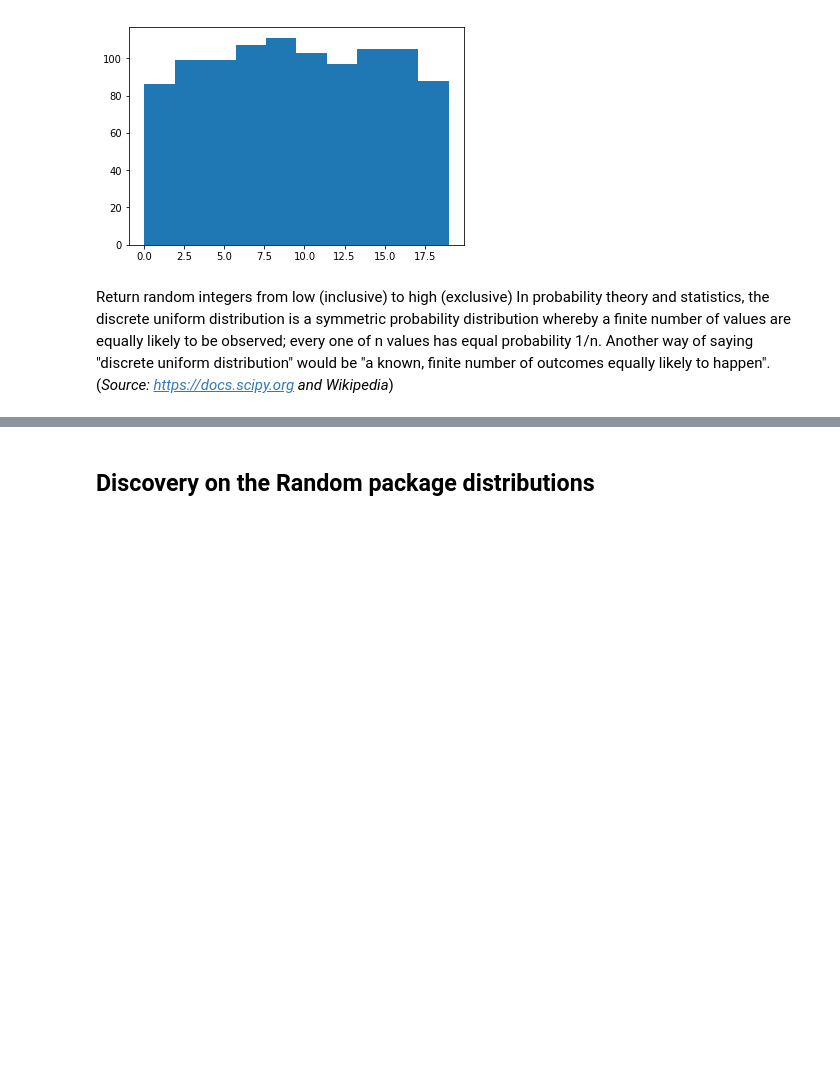
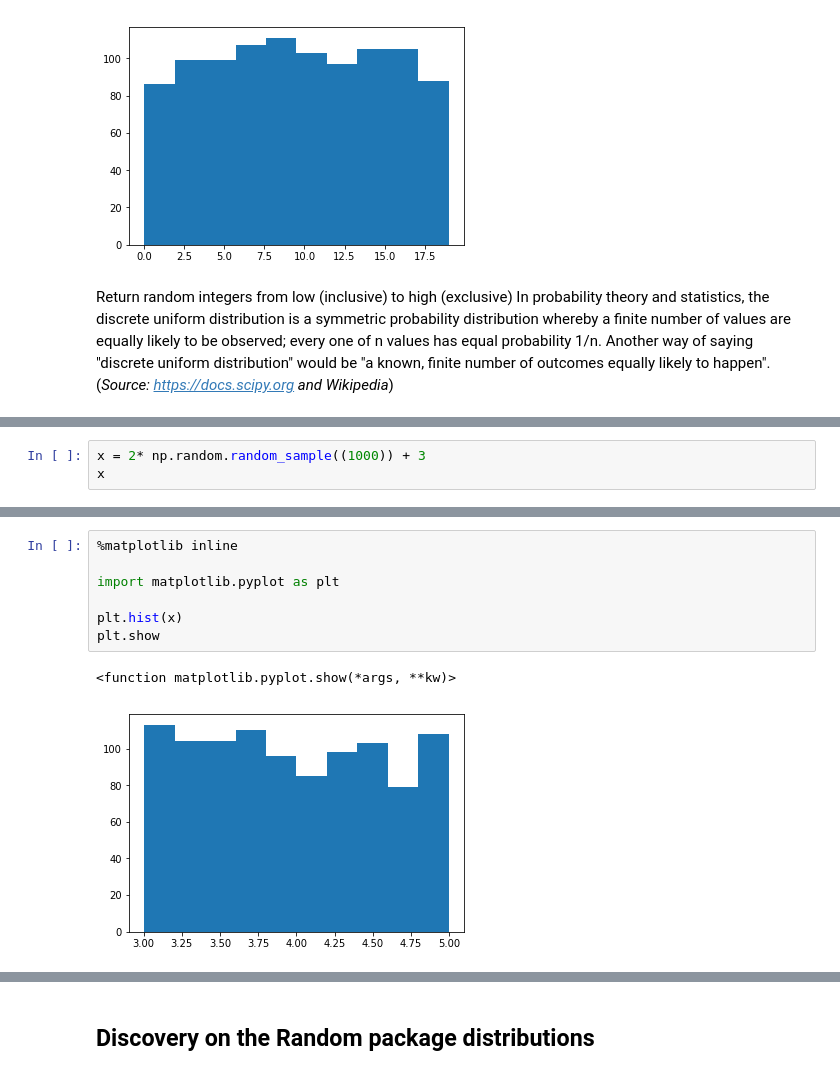
Before and after one commit to Nayade2lu/Numpy_random, a Jupyter notebook: Numpy.random.ipynb, the cells around one changed output, grey strips where cells are left out. Drawn from its saved outputs; the diff is of its cells as text; blank space fills up the shorter version.

Commit message:
use and explanation numpy.random.random_sample

```diff
--- a/Numpy.random.ipynb
+++ b/Numpy.random.ipynb
@@ -183,0 +208,3 @@ In probability theory and statistics, the discrete uniform distribution is a sym
+# %%
+x = 2* np.random.random_sample((1000)) + 3
+x
@@ -183,0 +229,10 @@ In probability theory and statistics, the discrete uniform distribution is a sym
+# %%
+%matplotlib inline
+
+import matplotlib.pyplot as plt
+
+plt.hist(x)
+plt.show
+# %% [output]
+<function matplotlib.pyplot.show(*args, **kw)>
+[figure, added]
```
Also changed, not shown: parts of 9 cells of this notebook.
